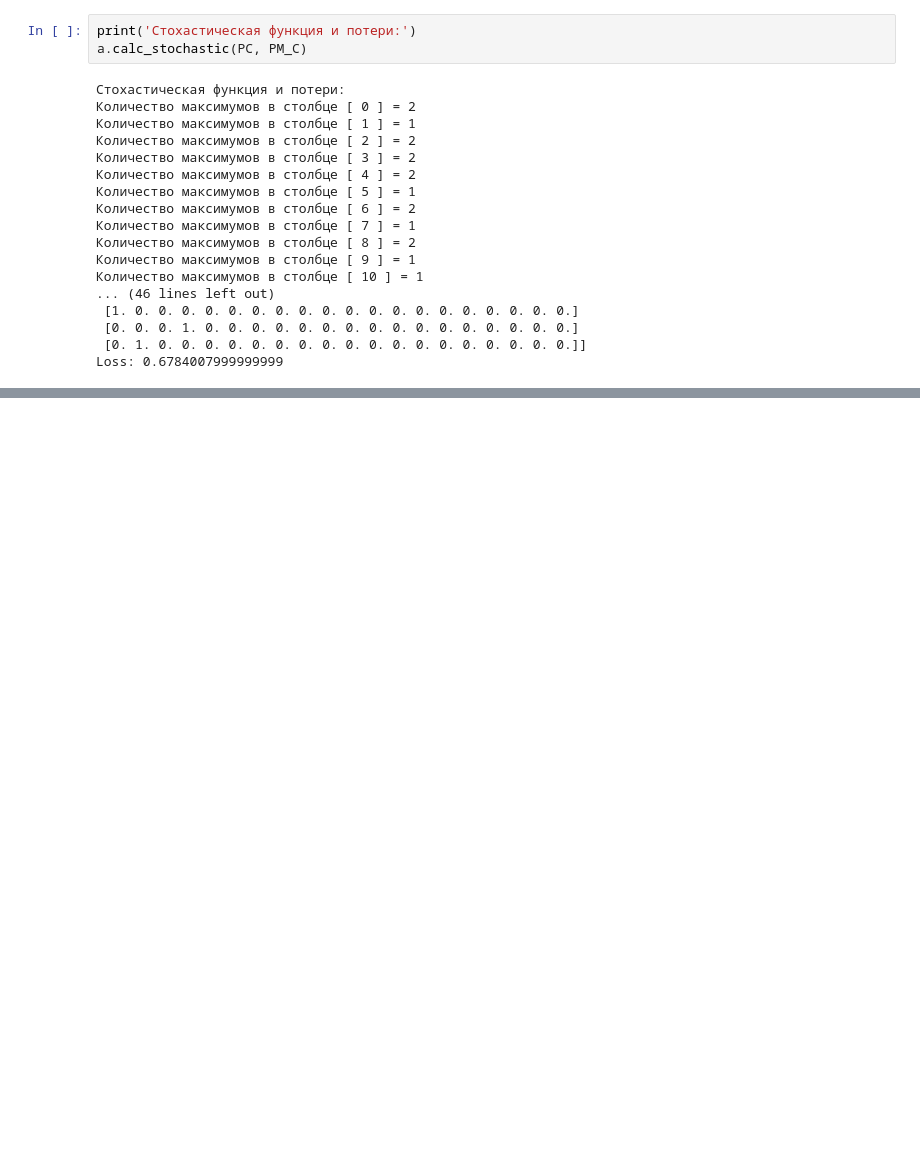
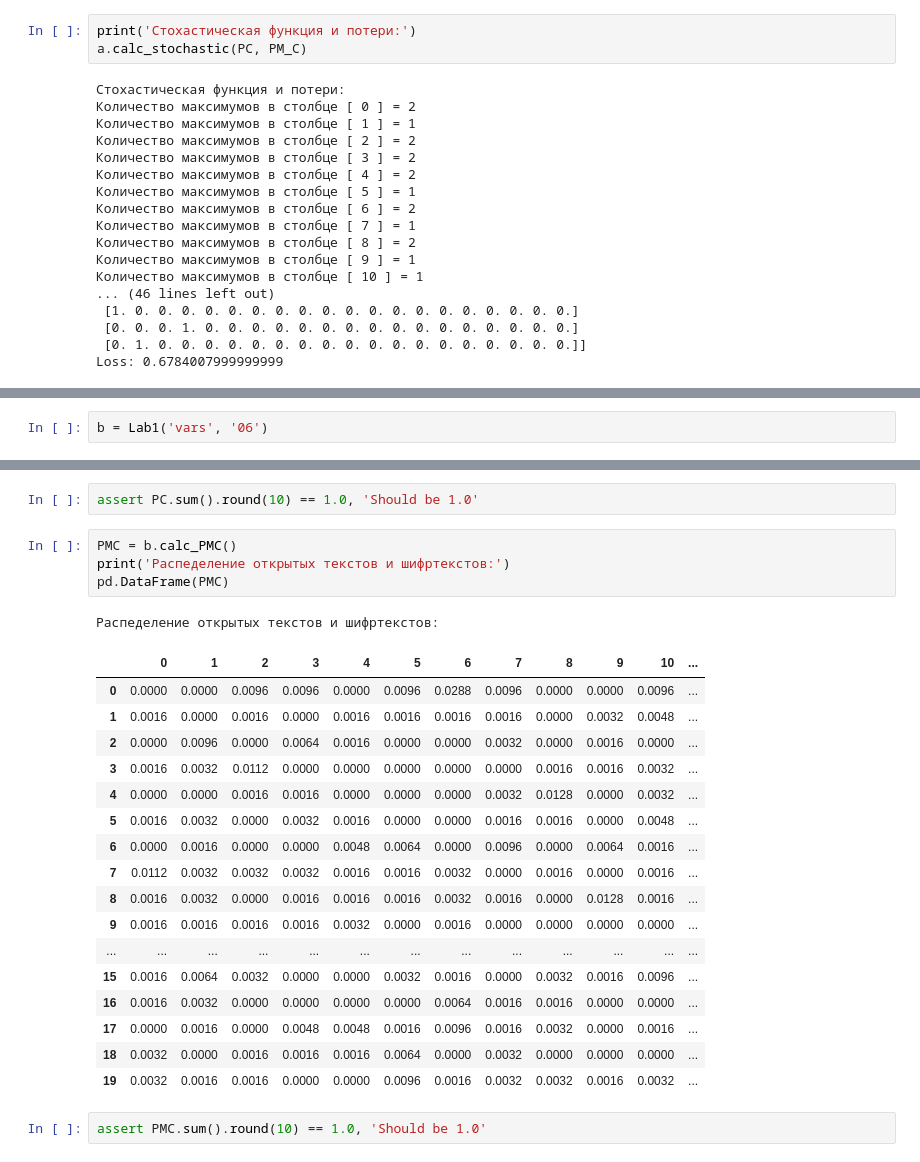
Before and after one commit to SantonioTheFirst/MoC_labs, a Jupyter notebook: lab1/main.ipynb, the cells around one changed output, grey strips where cells are left out. Cells and saved outputs as stored; diff of their text form; blank space fills up the shorter version.

```diff
--- a/lab1/main.ipynb
+++ b/lab1/main.ipynb
@@ -231,0 +236,2 @@ Loss: 0.6784007999999999
+# %%
+b = Lab1('vars', '06')
@@ -231,0 +261,27 @@ Loss: 0.6784007999999999
+# %%
+assert PC.sum().round(10) == 1.0, 'Should be 1.0'
+# %%
+PMC = b.calc_PMC()
+print('Распеделение открытых текстов и шифртекстов:')
+pd.DataFrame(PMC)
+# %% [output]
+Распеделение открытых текстов и шифртекстов:
+|  | 0 | 1 | 2 | 3 | 4 | 5 | 6 | 7 | 8 | 9 | 10 | ... |
+| 0 | 0.0000 | 0.0000 | 0.0096 | 0.0096 | 0.0000 | 0.0096 | 0.0288 | 0.0096 | 0.0000 | 0.0000 | 0.0096 | ... |
+| 1 | 0.0016 | 0.0000 | 0.0016 | 0.0000 | 0.0016 | 0.0016 | 0.0016 | 0.0016 | 0.0000 | 0.0032 | 0.0048 | ... |
+| 2 | 0.0000 | 0.0096 | 0.0000 | 0.0064 | 0.0016 | 0.0000 | 0.0000 | 0.0032 | 0.0000 | 0.0016 | 0.0000 | ... |
+| 3 | 0.0016 | 0.0032 | 0.0112 | 0.0000 | 0.0000 | 0.0000 | 0.0000 | 0.0000 | 0.0016 | 0.0016 | 0.0032 | ... |
+| 4 | 0.0000 | 0.0000 | 0.0016 | 0.0016 | 0.0000 | 0.0000 | 0.0000 | 0.0032 | 0.0128 | 0.0000 | 0.0032 | ... |
+| 5 | 0.0016 | 0.0032 | 0.0000 | 0.0032 | 0.0016 | 0.0000 | 0.0000 | 0.0016 | 0.0016 | 0.0000 | 0.0048 | ... |
+| 6 | 0.0000 | 0.0016 | 0.0000 | 0.0000 | 0.0048 | 0.0064 | 0.0000 | 0.0096 | 0.0000 | 0.0064 | 0.0016 | ... |
+| 7 | 0.0112 | 0.0032 | 0.0032 | 0.0032 | 0.0016 | 0.0016 | 0.0032 | 0.0000 | 0.0016 | 0.0000 | 0.0016 | ... |
+| 8 | 0.0016 | 0.0032 | 0.0000 | 0.0016 | 0.0016 | 0.0016 | 0.0032 | 0.0016 | 0.0000 | 0.0128 | 0.0016 | ... |
+| 9 | 0.0016 | 0.0016 | 0.0016 | 0.0016 | 0.0032 | 0.0000 | 0.0016 | 0.0000 | 0.0000 | 0.0000 | 0.0000 | ... |
+| ... | ... | ... | ... | ... | ... | ... | ... | ... | ... | ... | ... | ... |
+| 15 | 0.0016 | 0.0064 | 0.0032 | 0.0000 | 0.0000 | 0.0032 | 0.0016 | 0.0000 | 0.0032 | 0.0016 | 0.0096 | ... |
+| 16 | 0.0016 | 0.0032 | 0.0000 | 0.0000 | 0.0000 | 0.0000 | 0.0064 | 0.0016 | 0.0016 | 0.0000 | 0.0000 | ... |
+| 17 | 0.0000 | 0.0016 | 0.0000 | 0.0048 | 0.0048 | 0.0016 | 0.0096 | 0.0016 | 0.0032 | 0.0000 | 0.0016 | ... |
+| 18 | 0.0032 | 0.0000 | 0.0016 | 0.0016 | 0.0016 | 0.0064 | 0.0000 | 0.0032 | 0.0000 | 0.0000 | 0.0000 | ... |
+| 19 | 0.0032 | 0.0016 | 0.0016 | 0.0000 | 0.0000 | 0.0096 | 0.0016 | 0.0032 | 0.0032 | 0.0016 | 0.0032 | ... |
+# %%
+assert PMC.sum().round(10) == 1.0, 'Should be 1.0'
```
Also changed, not shown: parts of 7 cells of this notebook, 1 other file.
